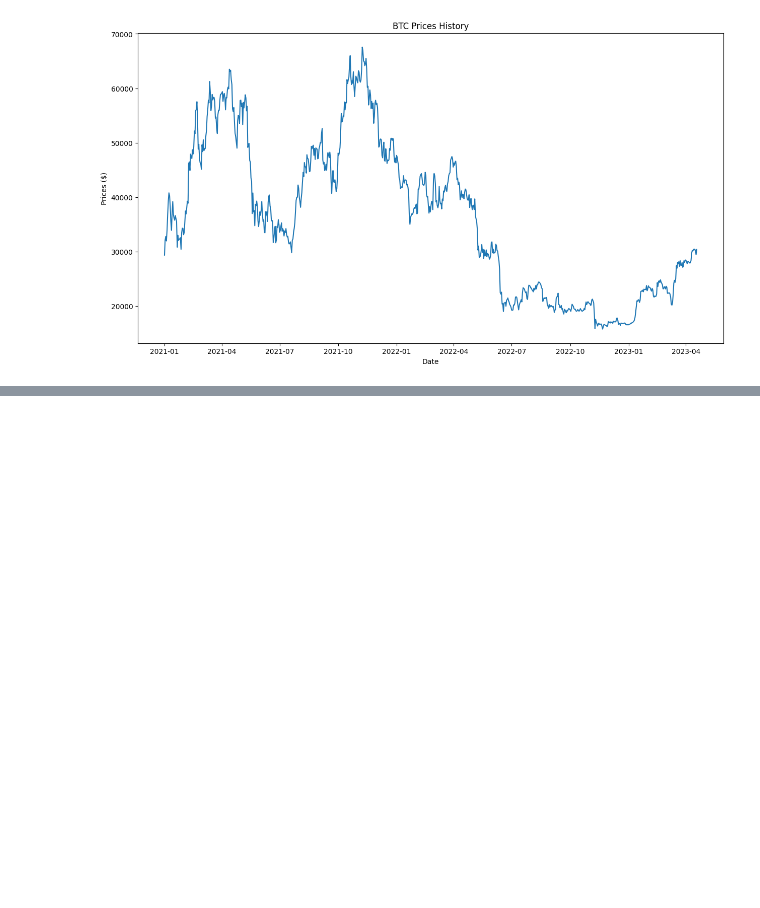
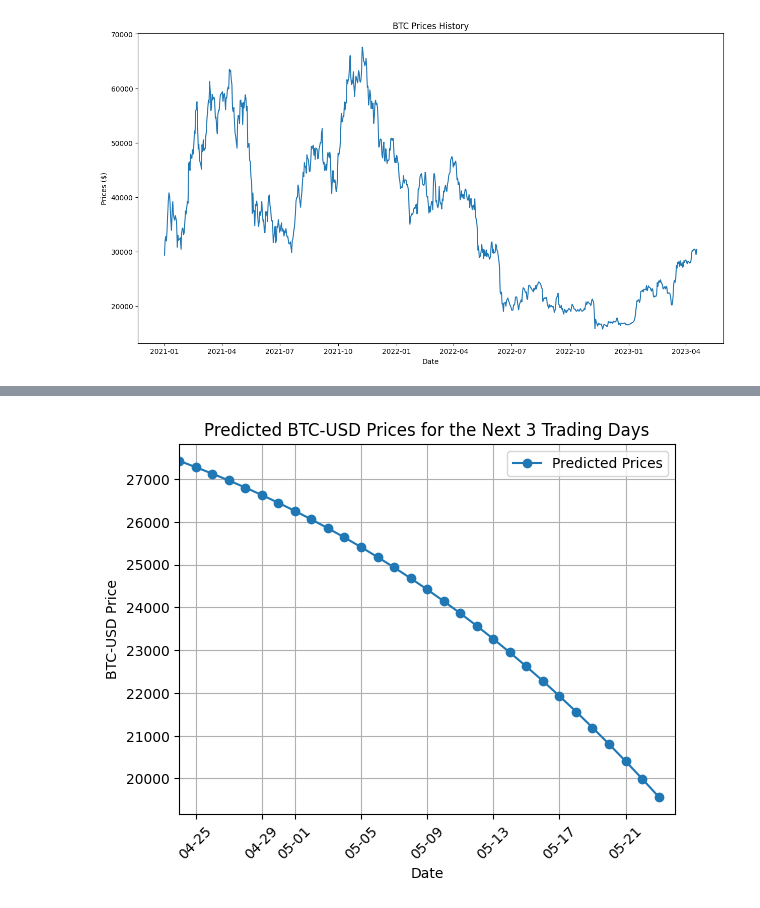
Before and after one commit to TongWu/ELEN-6889_Crypto_Prediction_With_Tweet, a Jupyter notebook: Crypto_Prediction/Main_Model/LSTM/LSTM(price_only).ipynb, the cells around one changed output, grey strips where cells are left out. Cells and saved outputs as stored; diff of their text form; code cells hidden in the pictures; blank space fills up the shorter version.

```diff
--- a/Crypto_Prediction/Main_Model/LSTM/LSTM(price_only).ipynb
+++ b/Crypto_Prediction/Main_Model/LSTM/LSTM(price_only).ipynb
@@ -165,0 +275,3 @@ See the caveats in the documentation: https://pandas.pydata.org/pandas-docs/stab
+# %%
+predict_and_plot_btc_prices(30)
+# %% [output]
@@ -165,0 +295 @@ See the caveats in the documentation: https://pandas.pydata.org/pandas-docs/stab
+[figure, added]
```
Also changed, not shown: parts of 12 cells of this notebook, 1 other file.
